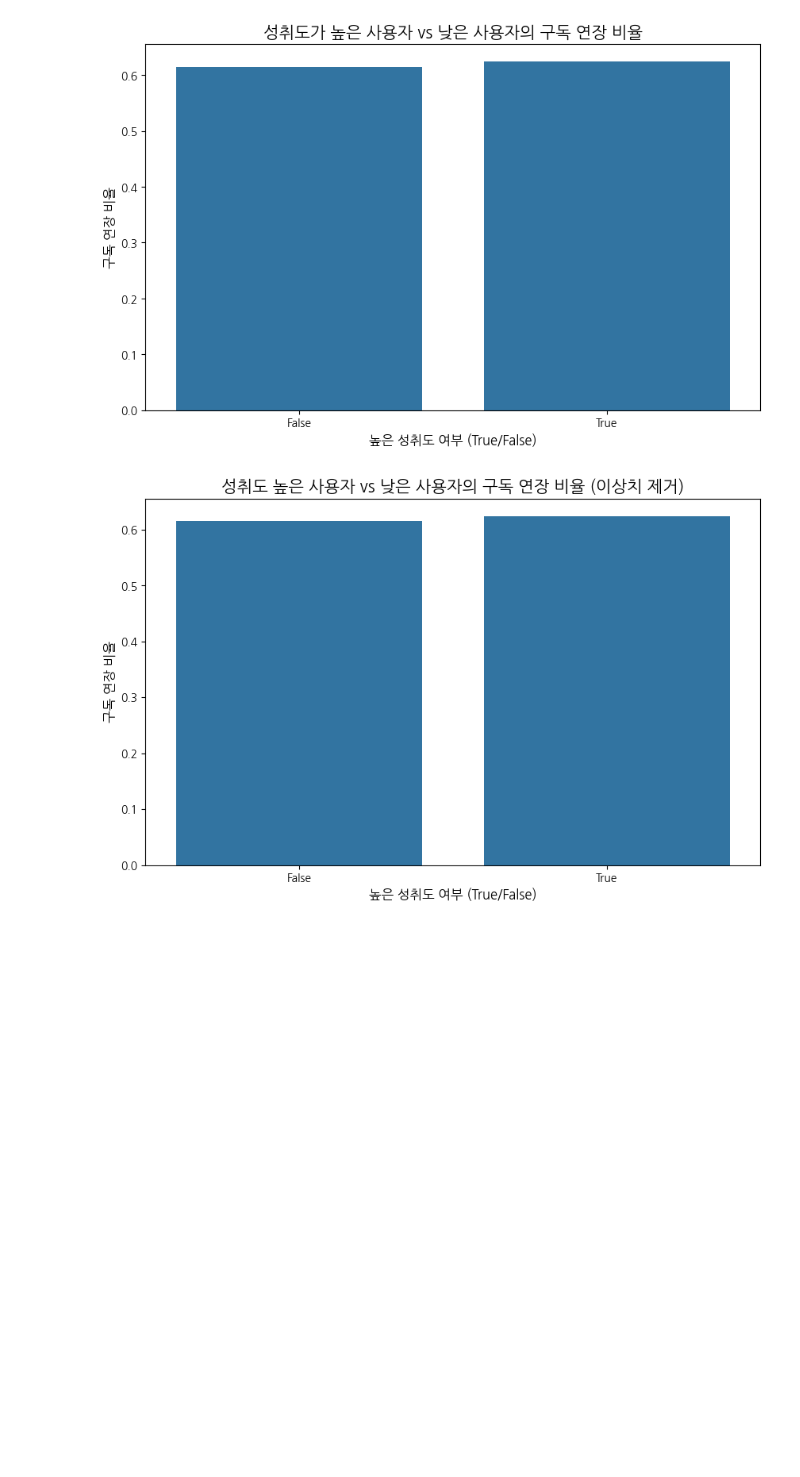
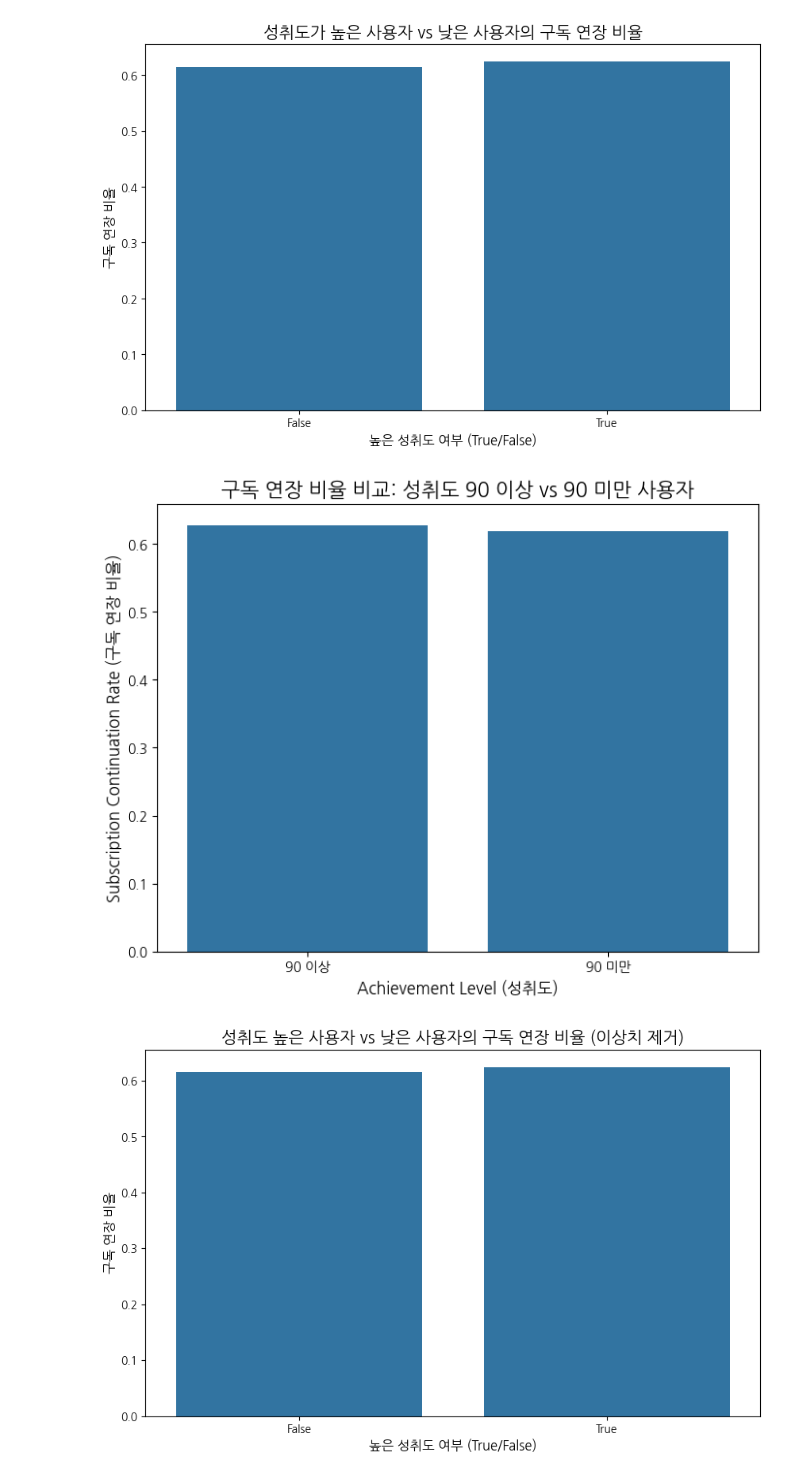
Before and after one commit to Lee-in-jae/wassup_4, a Jupyter notebook: 05_Data_Analysis/DA_Mini_Project.ipynb, the cells around one changed output. Saved outputs shown, nothing was run; the diff lists cells and outputs as text; code cells hidden in the pictures; blank space fills up the shorter version.

```diff
--- a/05_Data_Analysis/DA_Mini_Project.ipynb
+++ b/05_Data_Analysis/DA_Mini_Project.ipynb
@@ -158,3 +162,27 @@ plt.show()
+# %%
+
+
+high_achievement = df[df['recent_learning_achievement'] >= 90]
+other_achievement = df[df['recent_learning_achievement'] < 90]
+
+
+high_achievement_target = high_achievement['target'].mean()
+other_achievement_target = other_achievement['target'].mean()
+
+comparison_data = pd.DataFrame({
+    'Achievement Level': ['90 이상', '90 미만'],
+    'Subscription Continuation Rate': [high_achievement_target, other_achievement_target]
+})
+
+
+plt.figure(figsize=(8, 6))
+sns.barplot(x='Achievement Level', y='Subscription Continuation Rate', data=comparison_data)
+plt.title('구독 연장 비율 비교: 성취도 90 이상 vs 90 미만 사용자', fontsize=15)
+plt.xlabel('Achievement Level (성취도)', fontsize=12)
+plt.ylabel('Subscription Continuation Rate (구독 연장 비율)', fontsize=12)
+plt.show()
+# %% [output]
+[figure, added]
 # %%
 # 이상치 제거 후 다시 분석
 # %%
```
Also changed, not shown: parts of 9 cells of this notebook.
